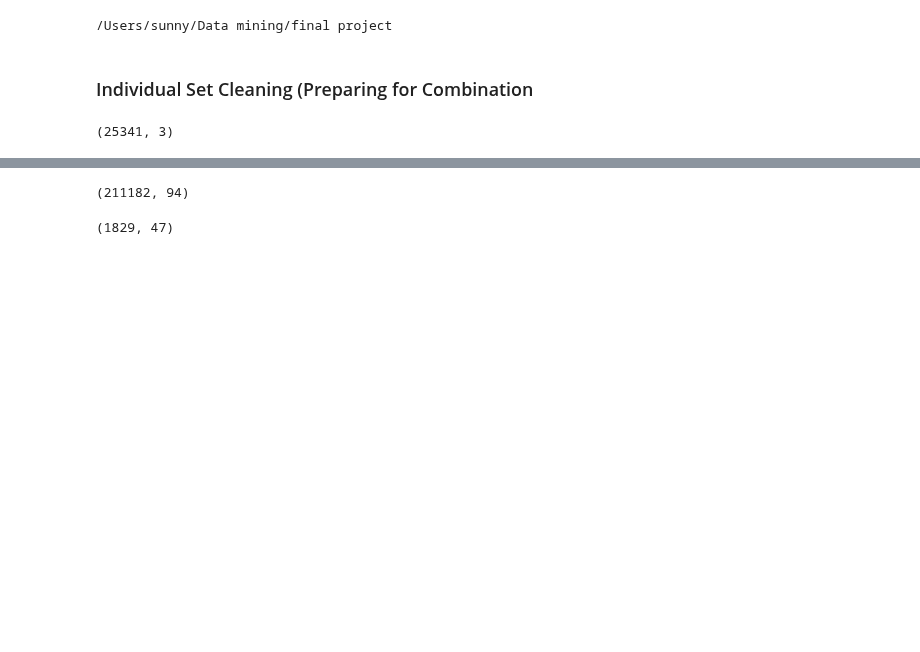
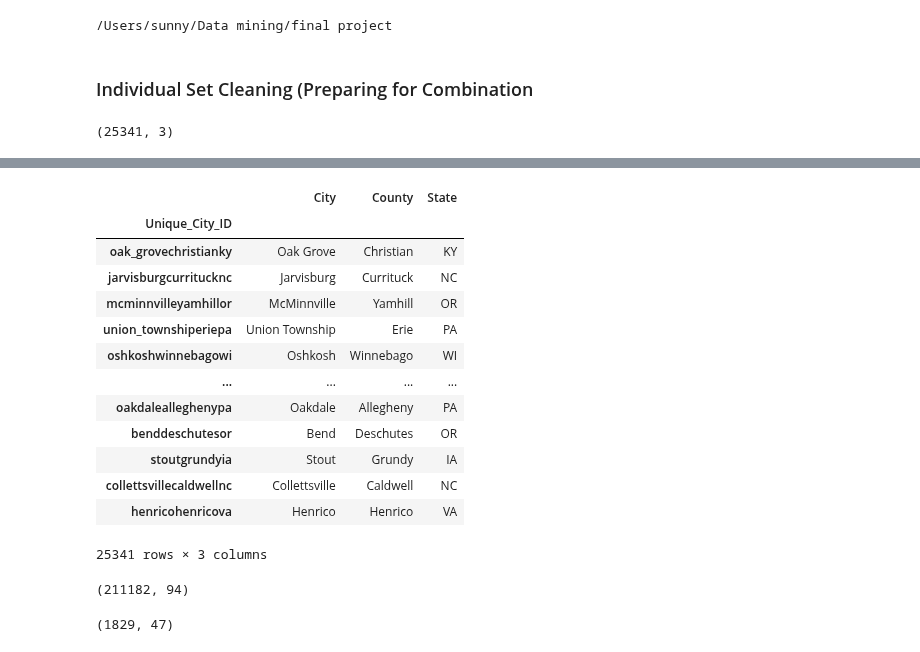
Before and after one commit to norgrenm/US_House_Price_Prediction, a Jupyter notebook: notebooks/DM-US_HousingData.ipynb, the cells around one changed output, grey strips where cells are left out. Saved outputs shown, nothing was run; the diff lists cells and outputs as text; code cells hidden in the pictures; blank space fills up the shorter version.

```diff
--- a/notebooks/DM-US_HousingData.ipynb
+++ b/notebooks/DM-US_HousingData.ipynb
@@ -81,3 +110,21 @@ cc_df.head()
+# %%
+# check duplicates, no duplicates
+cc_df.drop_duplicates()
+# %% [output]
+|  | City | County | State |
+| Unique_City_ID |  |  |  |
+| oak_grovechristianky | Oak Grove | Christian | KY |
+| jarvisburgcurritucknc | Jarvisburg | Currituck | NC |
+| mcminnvilleyamhillor | McMinnville | Yamhill | OR |
+| union_townshiperiepa | Union Township | Erie | PA |
+| oshkoshwinnebagowi | Oshkosh | Winnebago | WI |
+| ... | ... | ... | ... |
+| oakdalealleghenypa | Oakdale | Allegheny | PA |
+| benddeschutesor | Bend | Deschutes | OR |
+| stoutgrundyia | Stout | Grundy | IA |
+| collettsvillecaldwellnc | Collettsville | Caldwell | NC |
+| henricohenricova | Henrico | Henrico | VA |
+25341 rows × 3 columns
 # %%
 ## Metro Time Series -- Cleaning EA
 mts_df.shape
```
Also changed, not shown: parts of 3 cells of this notebook.
